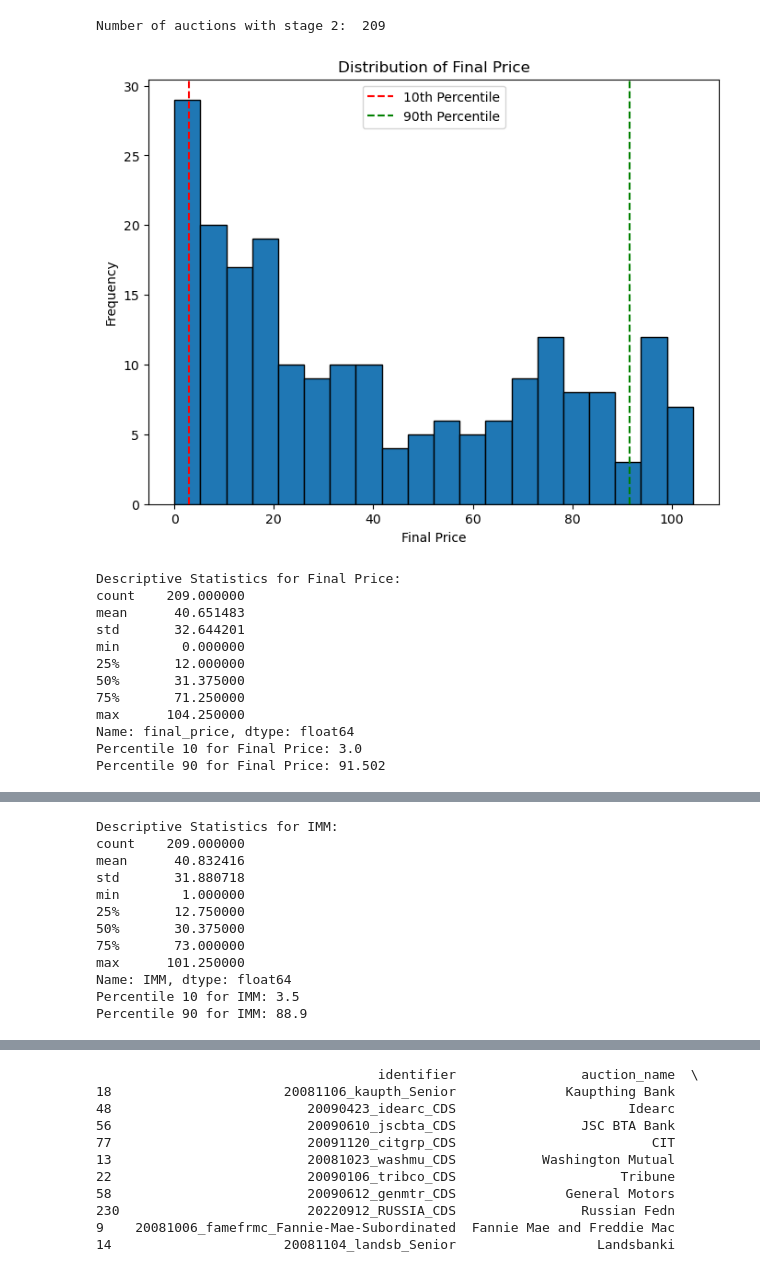
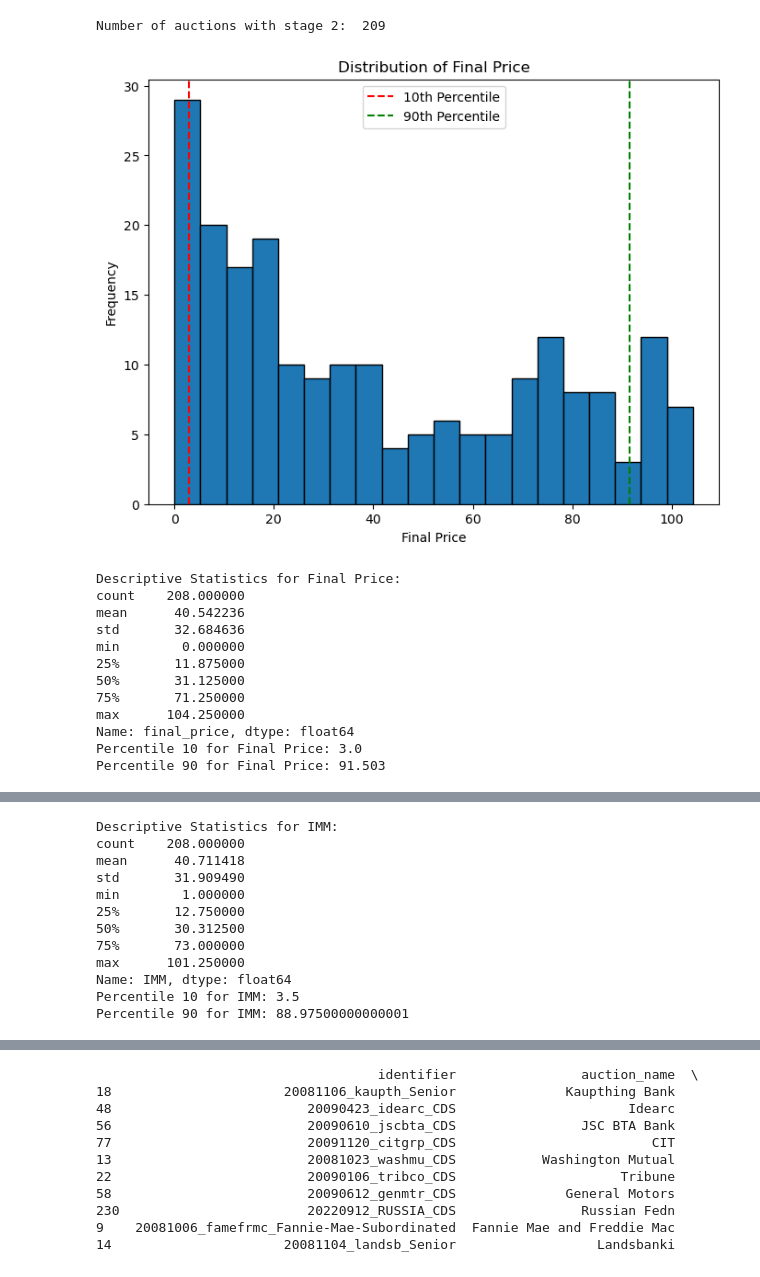
Before and after one commit to GiovanniAiello/CDS-Auction, a Jupyter notebook: src/exploration/Data-Exploration.ipynb, the cells around one changed output, grey strips where cells are left out. Drawn from its saved outputs; the diff is of its cells as text; code cells hidden in the pictures.

```diff
--- a/src/exploration/Data-Exploration.ipynb
+++ b/src/exploration/Data-Exploration.ipynb
@@ -154,8 +174,13 @@ Number of auctions with stage 2:  209
 import matplotlib.pyplot as plt
 import numpy as np
 
-# Compute descriptive statistics for final price
-auctions_with_stage2 = data[(data['noi_direction'].isin([-1, 1])) & (data['noi_usd'] != 0)]
+data['Year'] = pd.to_datetime(data['date']).dt.year
+
+auctions_with_stage2 = data[
+    (data['noi_direction'].isin([-1, 1])) &
+    (data['noi_usd'] != 0) &
+    (data['Year'] != 2005)
+]
 descriptive_stats_final_price = auctions_with_stage2['final_price'].describe()
 
 # Compute descriptive statistics for IMM
@@ -203,43 +228,43 @@ plt.axvline(percentile_10_imm, color='r', linestyle='--', label='10th Percentile
 plt.axvline(percentile_90_imm, color='g', linestyle='--', label='90th Percentile')
 plt.legend()
 plt.show()
 
 
 # Print the descriptive statistics for IMM
 print("\nDescriptive Statistics for IMM:")
 print(descriptive_stats_imm)
 print("Percentile 10 for IMM:", percentile_10_imm)
 print("Percentile 90 for IMM:", percentile_90_imm)
 
 
 
 # Plot the distribution of absolute value of NOI
 plt.figure(figsize=(8, 6))
 plt.hist(auctions_with_stage2['noi_usd'], bins=20, edgecolor='black')
 plt.xlabel('Absolute Value of NOI')
 plt.ylabel('Frequency')
 plt.title('Distribution of Absolute Value of NOI')
 plt.axvline(percentile_10_noi_absolute_value, color='r', linestyle='--', label='10th Percentile')
 plt.axvline(percentile_90_noi_absolute_value, color='g', linestyle='--', label='90th Percentile')
 plt.legend()
 plt.show()
 
 # Print the descriptive statistics for absolute value of NOI
 print("Descriptive Statistics for Absolute Value of NOI:")
 print(descriptive_stats_noi_absolute_value)
 print("Percentile 10 for Absolute Value of NOI:", percentile_10_noi_absolute_value)
 print("Percentile 90 for Absolute Value of NOI:", percentile_90_noi_absolute_value)
 # %% [output]
-[figure, old version]
+[figure, new version]
 Descriptive Statistics for Final Price:
-count    209.000000
-mean      40.651483
-std       32.644201
+count    208.000000
+mean      40.542236
+std       32.684636
 min        0.000000
-25%       12.000000
-50%       31.375000
+25%       11.875000
+50%       31.125000
 75%       71.250000
 max      104.250000
 Name: final_price, dtype: float64
 Percentile 10 for Final Price: 3.0
-Percentile 90 for Final Price: 91.502
+Percentile 90 for Final Price: 91.503
@@ -247,12 +272,12 @@ Percentile 90 for Final Price: 91.502
 Descriptive Statistics for IMM:
-count    209.000000
-mean      40.832416
-std       31.880718
+count    208.000000
+mean      40.711418
+std       31.909490
 min        1.000000
 25%       12.750000
-50%       30.375000
+50%       30.312500
 75%       73.000000
 max      101.250000
 Name: IMM, dtype: float64
 Percentile 10 for IMM: 3.5
-Percentile 90 for IMM: 88.9
+Percentile 90 for IMM: 88.97500000000001
```
Also changed, not shown: parts of 5 cells of this notebook, 3 other files.
